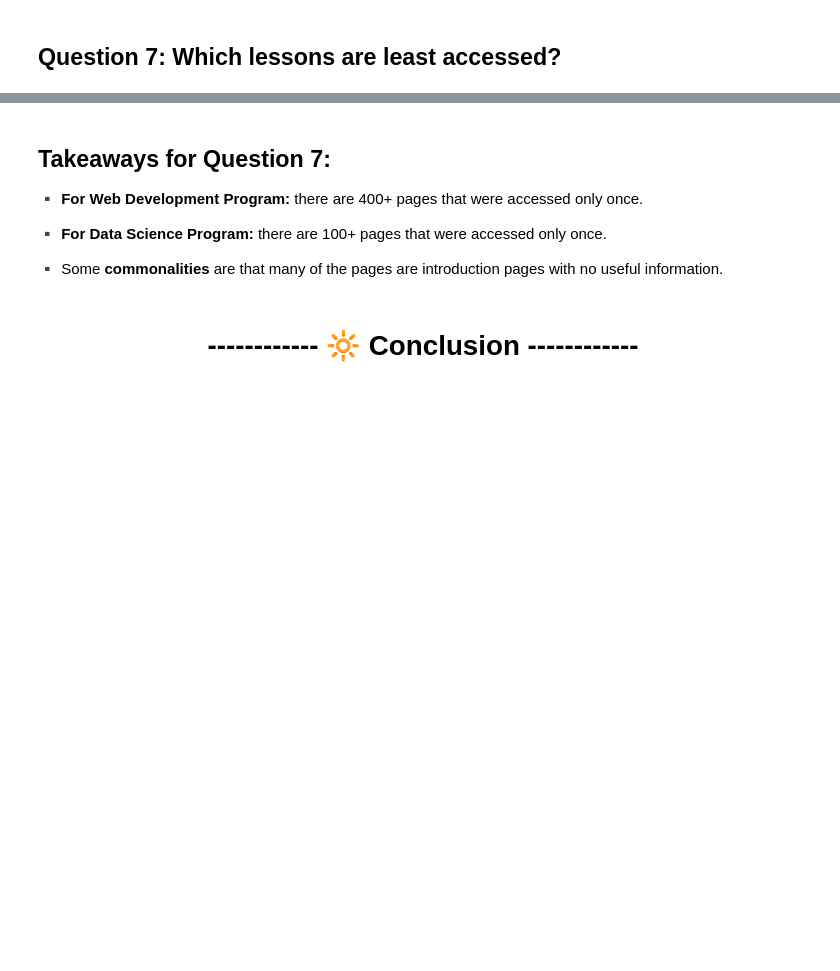
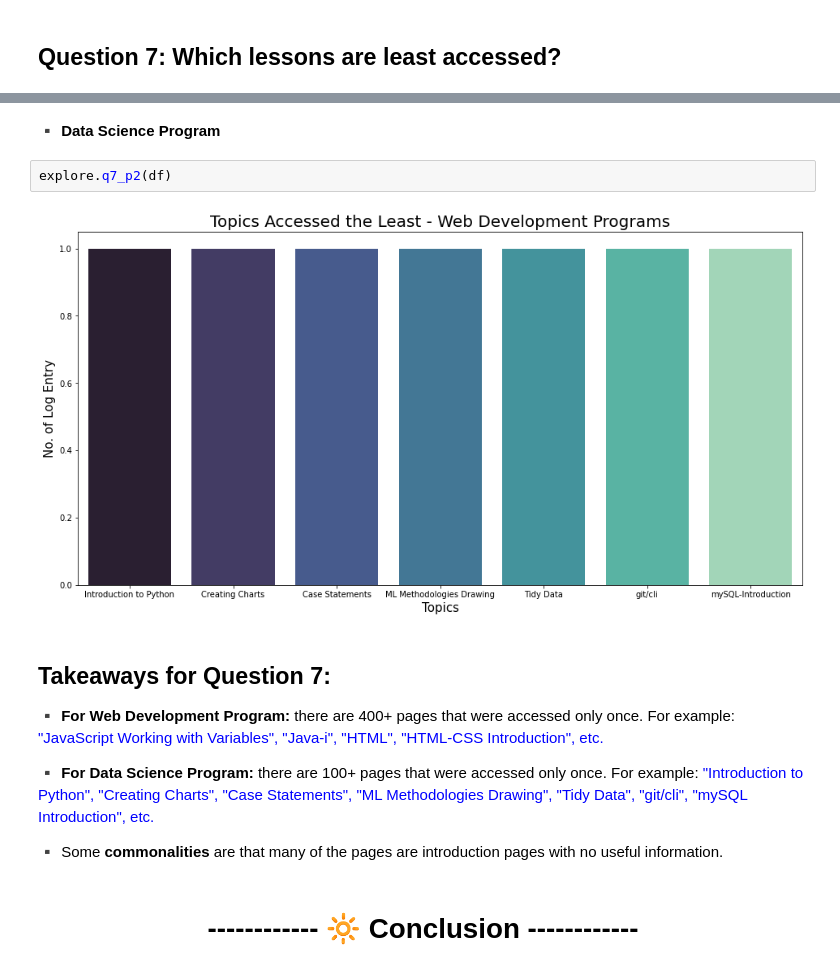
Before and after one commit to JML-Association/Anomaly-Detection-Project, a Jupyter notebook: final_report.ipynb, the cells around one changed output, grey strips where cells are left out. Drawn from its saved outputs; the diff is of its cells as text; blank space fills up the shorter version.

```diff
--- a/final_report.ipynb
+++ b/final_report.ipynb
@@ -371,8 +379,14 @@ explore.q6_p4(df)
+# %% [markdown]
+**▪️ Data Science Program**
+# %%
+explore.q7_p2(df)
+# %% [output]
+[figure, added]
 # %% [markdown]
 ## Takeaways for Question 7:
-▪️ **For Web Development Program:** there are 400+ pages that were accessed only once.
+▪️ **For Web Development Program:** there are 400+ pages that were accessed only once. For example: <span style="color: blue">"JavaScript Working with Variables", "Java-i", "HTML", "HTML-CSS Introduction", etc.</span>
 
-▪️ **For Data Science Program:** there are 100+ pages that were accessed only once.
+▪️ **For Data Science Program:** there are 100+ pages that were accessed only once. For example: <span style="color: blue">"Introduction to Python", "Creating Charts", "Case Statements", "ML Methodologies Drawing", "Tidy Data", "git/cli", "mySQL Introduction", etc.</span>
 
 ▪️ Some **commonalities** are that many of the pages are introduction pages with no useful information.
 # %% [markdown]
```
Also changed, not shown: parts of 26 cells of this notebook.
